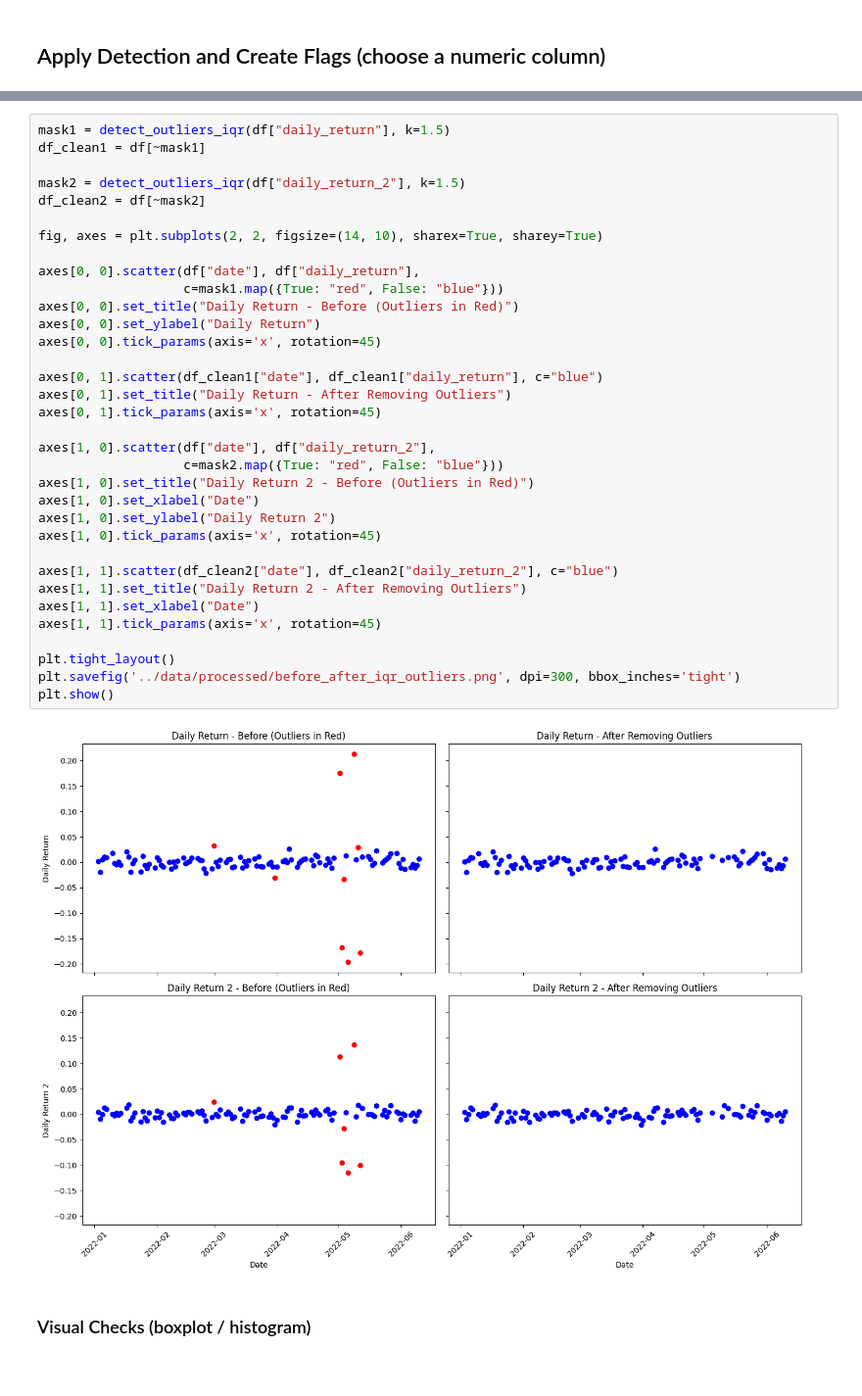
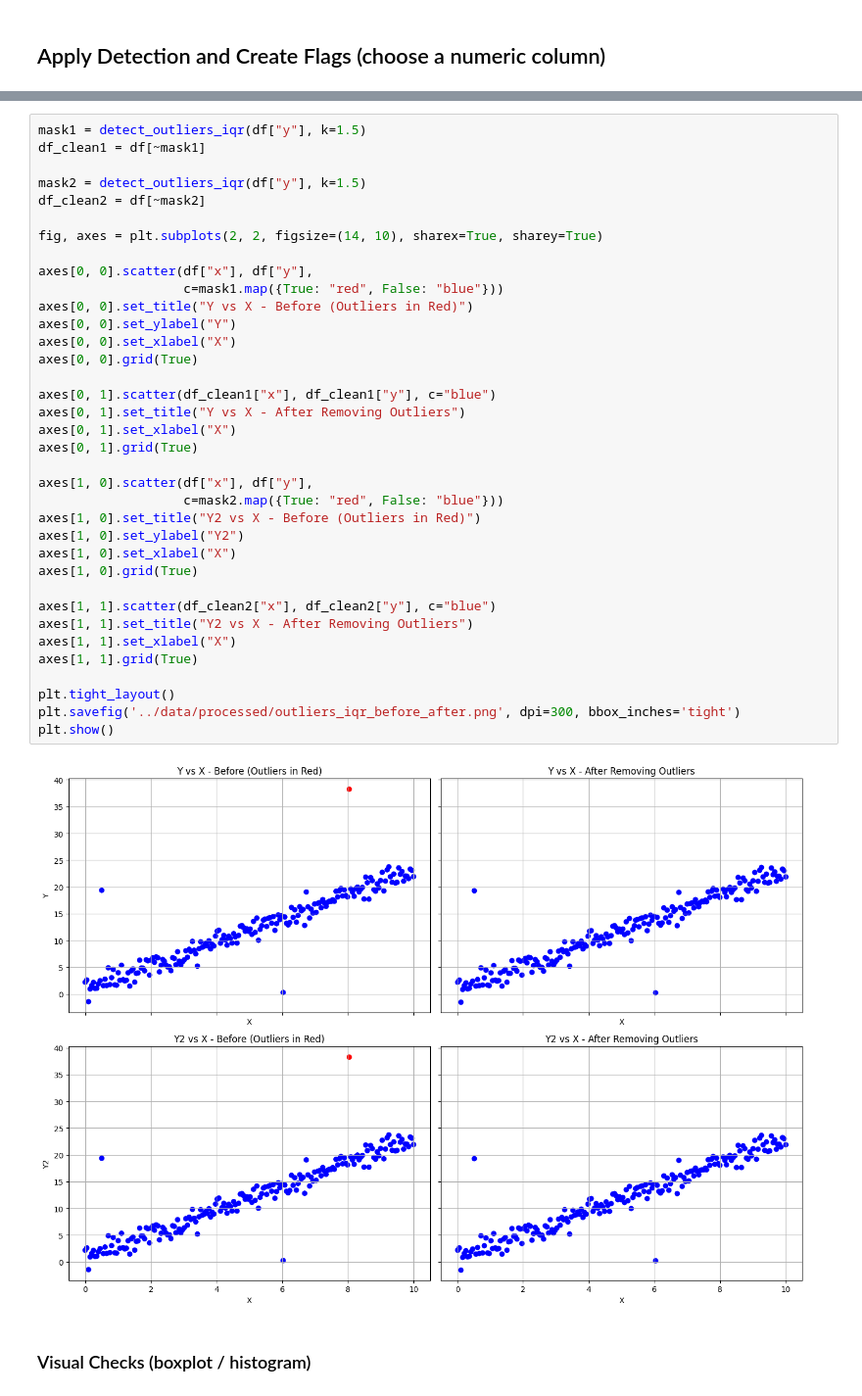
Before and after one commit to IshaPatro/bootcamp_isha_patro, a Jupyter notebook: homework/stage07_outliers-risk-assumptions/src/stage07_outliers-risk-assumptions_homework-starter.ipynb, the cells around one changed output, grey strips where cells are left out. Shown: that part at 98% size. Drawn from its saved outputs; the diff is of its cells as text.

Commit message:
outliers-homework

```diff
--- a/homework/stage07_outliers-risk-assumptions/src/stage07_outliers-risk-assumptions_homework-starter.ipynb
+++ b/homework/stage07_outliers-risk-assumptions/src/stage07_outliers-risk-assumptions_homework-starter.ipynb
@@ -151,39 +156,41 @@ df.head()
 # %%
-mask1 = detect_outliers_iqr(df["daily_return"], k=1.5)
+mask1 = detect_outliers_iqr(df["y"], k=1.5)
 df_clean1 = df[~mask1]
 
-mask2 = detect_outliers_iqr(df["daily_return_2"], k=1.5)
+mask2 = detect_outliers_iqr(df["y"], k=1.5)
 df_clean2 = df[~mask2]
 
 fig, axes = plt.subplots(2, 2, figsize=(14, 10), sharex=True, sharey=True)
 
-axes[0, 0].scatter(df["date"], df["daily_return"],
+axes[0, 0].scatter(df["x"], df["y"],
                    c=mask1.map({True: "red", False: "blue"}))
-axes[0, 0].set_title("Daily Return - Before (Outliers in Red)")
-axes[0, 0].set_ylabel("Daily Return")
-axes[0, 0].tick_params(axis='x', rotation=45)
+axes[0, 0].set_title("Y vs X - Before (Outliers in Red)")
+axes[0, 0].set_ylabel("Y")
+axes[0, 0].set_xlabel("X")
+axes[0, 0].grid(True)
 
-axes[0, 1].scatter(df_clean1["date"], df_clean1["daily_return"], c="blue")
-axes[0, 1].set_title("Daily Return - After Removing Outliers")
-axes[0, 1].tick_params(axis='x', rotation=45)
+axes[0, 1].scatter(df_clean1["x"], df_clean1["y"], c="blue")
+axes[0, 1].set_title("Y vs X - After Removing Outliers")
+axes[0, 1].set_xlabel("X")
+axes[0, 1].grid(True)
 
-axes[1, 0].scatter(df["date"], df["daily_return_2"],
+axes[1, 0].scatter(df["x"], df["y"],
                    c=mask2.map({True: "red", False: "blue"}))
-axes[1, 0].set_title("Daily Return 2 - Before (Outliers in Red)")
-axes[1, 0].set_xlabel("Date")
-axes[1, 0].set_ylabel("Daily Return 2")
-axes[1, 0].tick_params(axis='x', rotation=45)
+axes[1, 0].set_title("Y2 vs X - Before (Outliers in Red)")
+axes[1, 0].set_ylabel("Y2")
+axes[1, 0].set_xlabel("X")
+axes[1, 0].grid(True)
 
-axes[1, 1].scatter(df_clean2["date"], df_clean2["daily_return_2"], c="blue")
-axes[1, 1].set_title("Daily Return 2 - After Removing Outliers")
-axes[1, 1].set_xlabel("Date")
-axes[1, 1].tick_params(axis='x', rotation=45)
+axes[1, 1].scatter(df_clean2["x"], df_clean2["y"], c="blue")
+axes[1, 1].set_title("Y2 vs X - After Removing Outliers")
+axes[1, 1].set_xlabel("X")
+axes[1, 1].grid(True)
 
 plt.tight_layout()
-plt.savefig('../data/processed/before_after_iqr_outliers.png', dpi=300, bbox_inches='tight')
+plt.savefig('../data/processed/outliers_iqr_before_after.png', dpi=300, bbox_inches='tight')
 plt.show()
 # %% [output]
-[figure, old version]
+[figure, new version]
 # %% [markdown]
 ### Visual Checks (boxplot / histogram)
 # %%
```
Also changed, not shown: parts of 4 cells of this notebook, 6 other files.
